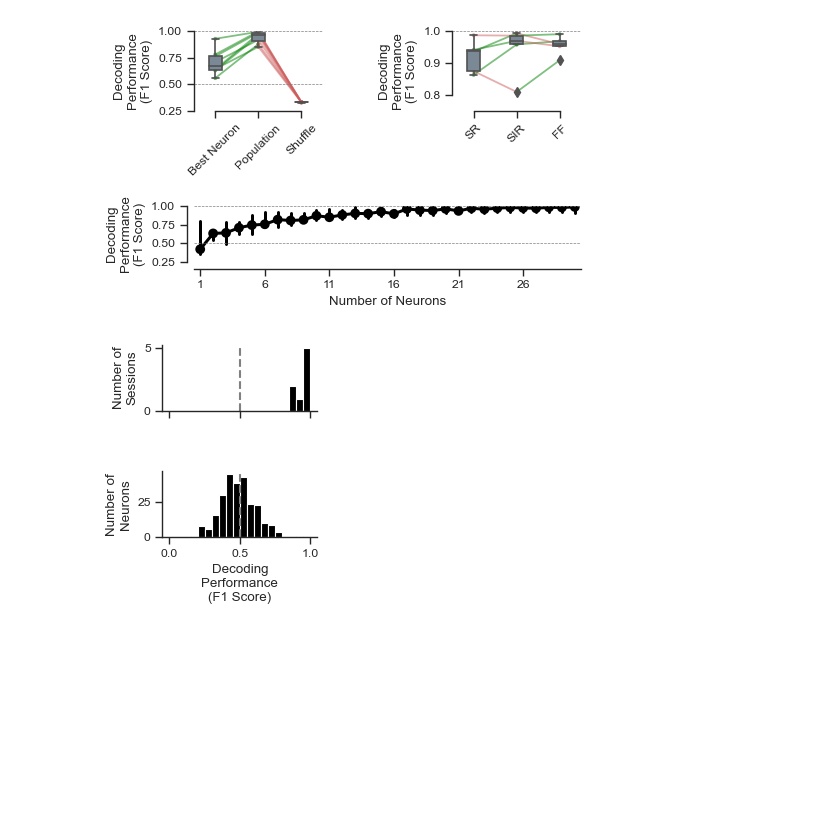
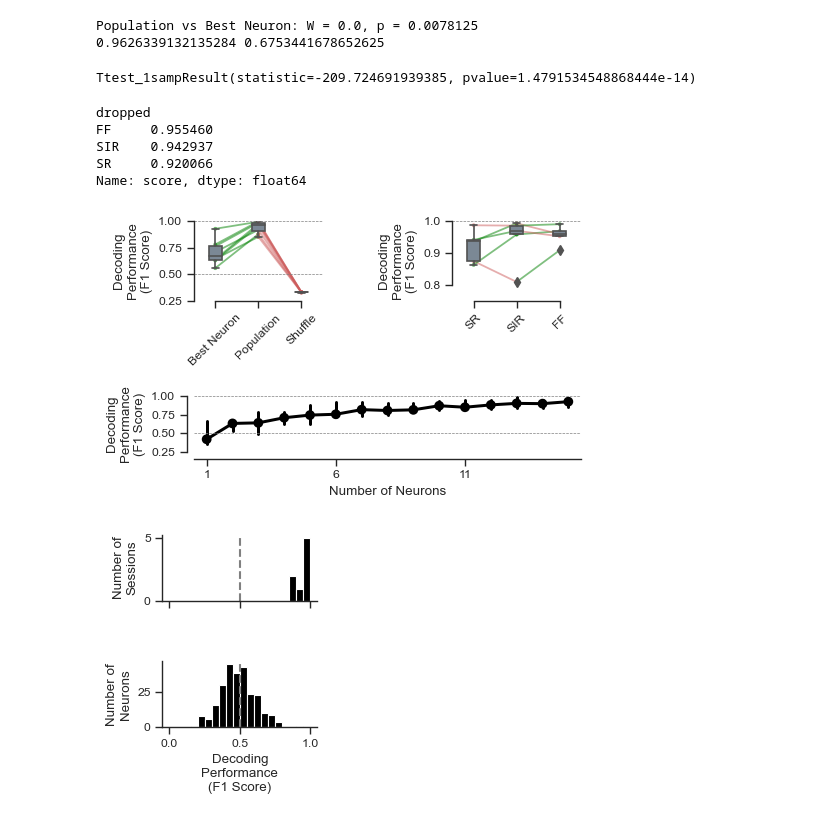
Before and after one commit to Ruairi-osul/drn-interactions, a Jupyter notebook: notebooks/Foot Shock - Slow/Decoding - Slow/Decode - Slow - Plots.ipynb, the cells around one changed output. Saved outputs shown, nothing was run; the diff lists cells and outputs as text; code cells hidden in the pictures; blank space fills up the shorter version.

Commit message:
reworked decoding

```diff
--- a/notebooks/Foot Shock - Slow/Decode - Figure.ipynb
+++ b/notebooks/Foot Shock - Slow/Decoding - Slow/Decode - Slow - Plots.ipynb
@@ -18,7 +23,10 @@ pop = (
     .rename(columns=dict(pop_true="Population", shuffle="Shuffle"))
 )
 unit = load_derived_generic("decoding/fs_slow - unit.csv")
-limit = load_derived_generic("decoding/fs_slow - limit.csv")
+limit = (
+    load_derived_generic("decoding/fs_slow - limit.csv")
+    .loc[lambda x: x.n_neurons <= 15]
+)
 dropout = load_derived_generic("decoding/fs_slow - dropout.csv")
 
 pop = (
@@ -30,6 +38,31 @@ pop = (
     .melt(id_vars="session_name", var_name="metric", value_name="value")
     .assign(metric = lambda x: pd.Categorical(x.metric, categories=["Population", "Best Neuron", "Shuffle"]))
 )
+# %%
+from scipy.stats import wilcoxon
+
+df_piv = pop.pivot(index="session_name", columns="metric", values="value")
+W, p = wilcoxon(df_piv["Population"], df_piv["Best Neuron"])
+print(f"Population vs Best Neuron: W = {W}, p = {p}")
+print(df_piv["Population"].median(), df_piv["Best Neuron"].median())
+# %% [output]
+Population vs Best Neuron: W = 0.0, p = 0.0078125
+0.9626339132135284 0.6753441678652625
+# %%
+from scipy.stats import ttest_1samp
+
+ttest_1samp(df_piv["Shuffle"], popmean=0.5)
+# %% [output]
+Ttest_1sampResult(statistic=-209.724691939385, pvalue=1.4791534548868444e-14)
+# %%
+
+dropout.groupby("dropped")["score"].apply(np.nanmean)
+# %% [output]
+dropped
+FF     0.955460
+SIR    0.942937
+SR     0.920066
+Name: score, dtype: float64
 # %%
 f = plt.figure(figsize=(5, 3))
 
@@ -61,41 +94,41 @@ ax_box2 = axes["B"]
 ax_box2.set_ylim(0.75, 1)
 ax_box2.set_yticks([0.8, 0.9, 1])
 pg.plot_paired(
-    data=dropout,
+    data=dropout.dropna(),
     dv="score",
     subject="session_name",
     within="dropped",
     boxplot_in_front=True,
     pointplot_kwargs=dict(alpha=0.5),
     boxplot_kwargs=dict(width=0.3),
     ax=ax_box2,
     order=["SR", "SIR", "FF"]
     )
 
 ax_box2.set_xticklabels(ax_box2.get_xticklabels(), rotation=45)
 ax_box2.set_ylabel("Decoding\nPerformance\n(F1 Score)")
 ax_box2.set_xlabel("")
 # ax_box2.axhline(0.5, color="grey", linewidth=0.5, linestyle="--")
 ax_box2.axhline(1, color="grey", linewidth=0.5, linestyle="--")
 
 ax_line = axes["C"]
 ax_line.set_ylim(0.25, 1)
 ax_line.set_yticks([0.25, 0.5, 0.75, 1])
 
 sns.pointplot(data=limit, x="n_neurons", y="pop_score", ax=ax_line, color="black", estimator=np.median)
 
 ax_line.xaxis.set_major_locator(plt.MultipleLocator(5))
 ax_line.set_ylabel("Decoding\nPerformance\n(F1 Score)")
 ax_line.set_xlabel("Number of Neurons")
 ax_line.axhline(0.5, color="grey", linewidth=0.5, linestyle="--")
 ax_line.axhline(1, color="grey", linewidth=0.5, linestyle="--")
 f.subplots_adjust(wspace=1, hspace=1.4)
 sns.despine(fig=f)
 sns.despine(ax=ax_line, offset=5)
 
-f.savefig(fig_dir / "fs - decoding_performance_box_line.png", bbox_inches="tight", dpi=300)
+f.savefig(fig_dir / "fs_slow - decoding_performance_box_line.png", bbox_inches="tight", dpi=300)
 # %% [output]
-[figure, old version]
+[figure, new version]
 # %%
 f = plt.figure(figsize=(2, 2.5))
 
```
Also changed, not shown: parts of 2 cells of this notebook, 14 other files.
